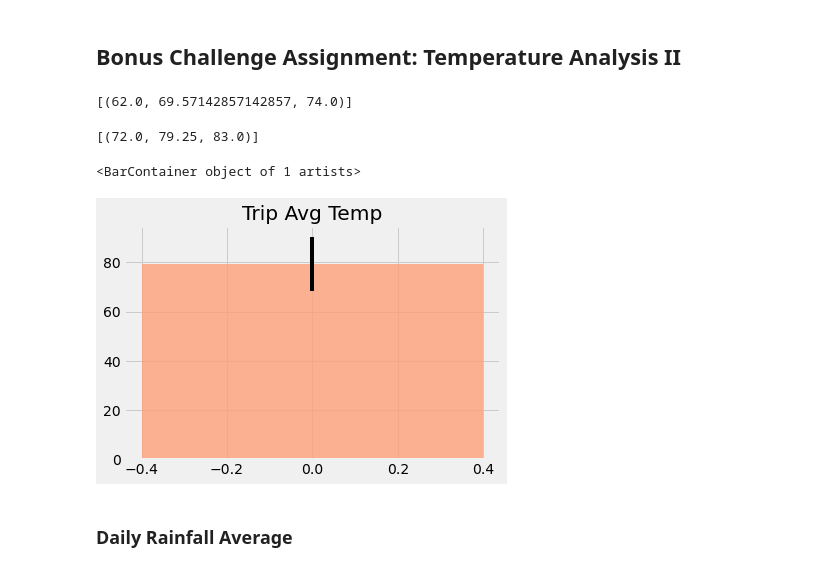
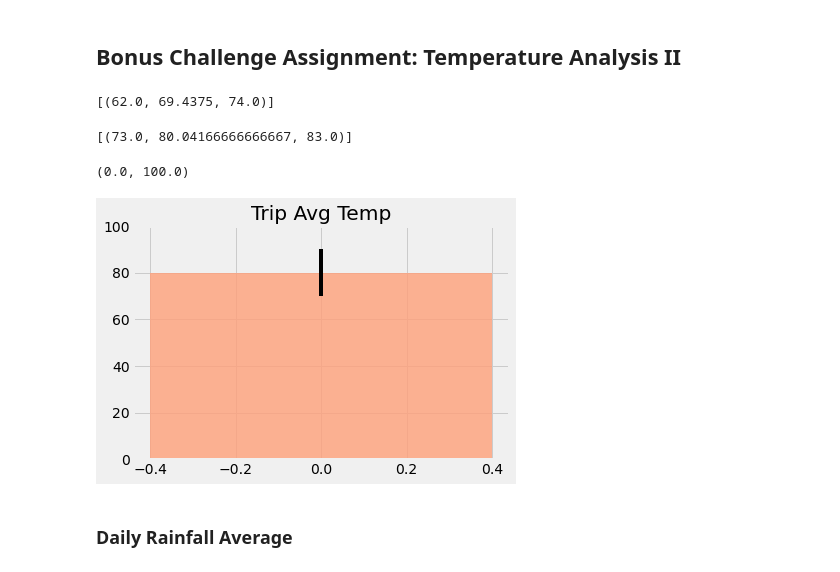
Before and after one commit to cspence001/climate_query_sqlalchemy, a Jupyter notebook: Bonus/Temp_Analysis_II.ipynb, the cells around one changed output. Cells and saved outputs as stored; diff of their text form; code cells hidden in the pictures.

```diff
--- a/Bonus/Temp_Analysis_II.ipynb
+++ b/Bonus/Temp_Analysis_II.ipynb
@@ -45,10 +45,10 @@ session = Session(engine)
 def calc_temps(start_date, end_date):
 
     year, month, day = map(int,start_date.split('-'))
-    start_date = dt.date(year, month, day)
+    start_date = dt(year, month, day)
 
     year, month, day = map(int,end_date.split('-'))
-    end_date = dt.date(year, month, day)
+    end_date = dt(year, month, day)
 
     """TMIN, TAVG, and TMAX for a list of dates.
 
@@ -66,35 +66,35 @@ def calc_temps(start_date, end_date):
 # For example
 print(calc_temps('2012-02-28', '2012-03-05'))
 # %% [output]
-[(62.0, 69.57142857142857, 74.0)]
+[(62.0, 69.4375, 74.0)]
 # %%
 # Use the function `calc_temps` to calculate the tmin, tavg, and tmax
 # for a year in the data set
 year = calc_temps('2017-08-01', '2017-08-07')
 year
 # %% [output]
-[(72.0, 79.25, 83.0)]
+[(73.0, 80.04166666666667, 83.0)]
 # %%
 # Plot the results from your previous query as a bar chart.
 year_list = year[0]
 year_list
 year_min = year_list[0]
 year_avg = year_list[1]
 year_max = year_list[2]
 
 error = year_max - year_min
 
 # Use "Trip Avg Temp" as your Title
 # Use the average temperature for bar height (y value)
 
 # Use the peak-to-peak (tmax-tmin) value as the y error bar (yerr)
-#results = [{"year_min": year_list[0], "year_ave": year_list[1], "year_max": year_list[2] }]
 
 plt.title("Trip Avg Temp")
-plt.bar(x=0, height=year_avg, yerr=error, color ='lightsalmon', alpha =.8,)
+plt.bar(x=0, height=year_avg, yerr=error, color ='lightsalmon', alpha =.8)
+plt.ylim((0,100))
 # %% [output]
-<BarContainer object of 1 artists>
+(0.0, 100.0)
-[figure, old version]
+[figure, new version]
 # %% [markdown]
 ### Daily Rainfall Average
 # %%
```
Also changed, not shown: parts of 6 cells of this notebook, 2 other files.
